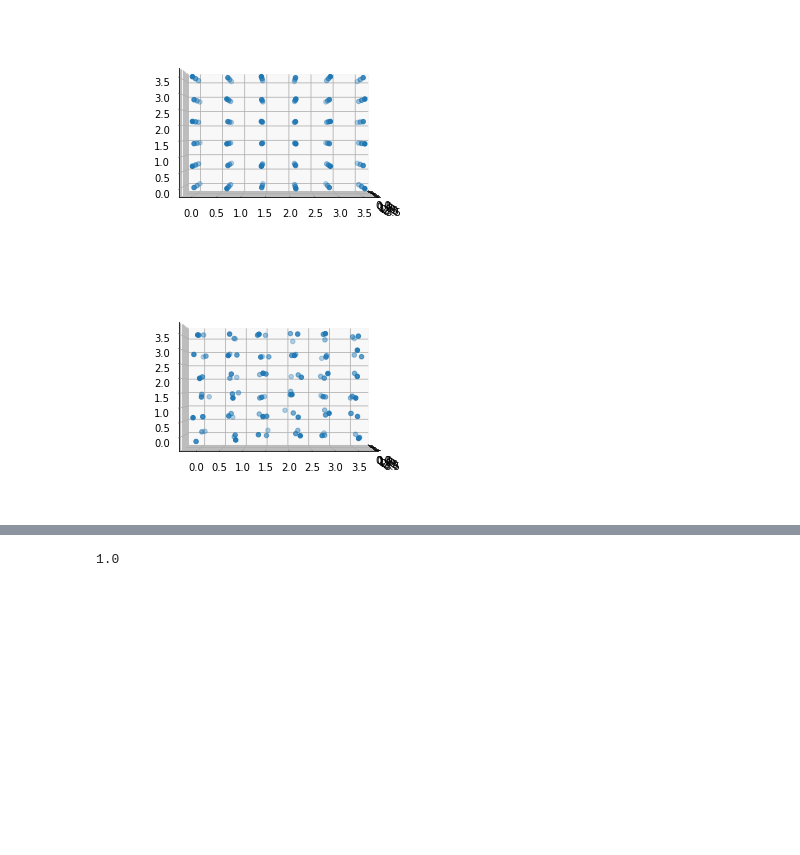
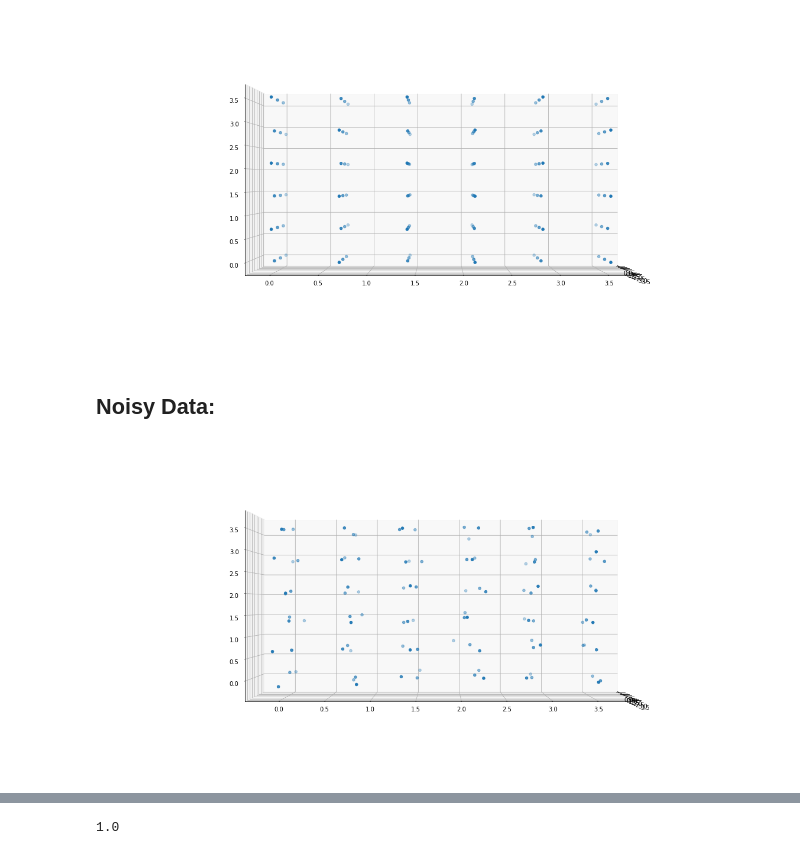
Before and after one commit to gavguile/MixedCrystalSignature, a Jupyter notebook: analyzecrystal_example.ipynb, the cells around one changed output, grey strips where cells are left out. Drawn from its saved outputs; the diff is of its cells as text; code cells hidden in the pictures; blank space fills up the shorter version.

```diff
--- a/analyzecrystal_example.ipynb
+++ b/analyzecrystal_example.ipynb
@@ -7,17 +11,19 @@ from mpl_toolkits.mplot3d import Axes3D
 import matplotlib.pyplot as plt
 # %%
 fcc_data=fill_volume_fcc(4,4,4)
-fig = plt.figure()
+fig = plt.figure(figsize=(20, 10))
 ax = fig.add_subplot(111, projection='3d')
 ax.scatter(fcc_data[:,0],fcc_data[:,1],fcc_data[:,2])
 ax.view_init(0,0)
 # %% [output]
-[figure, old version]
+[figure, new version]
+# %% [markdown]
+## Noisy Data:
 # %%
 fcc_data_noise=add_gaussian_noise(fcc_data,0.07,0)
-fig = plt.figure()
+fig = plt.figure(figsize=(20, 10))
 ax = fig.add_subplot(111, projection='3d')
 ax.scatter(fcc_data_noise[:,0],fcc_data_noise[:,1],fcc_data_noise[:,2])
 ax.view_init(0,0)
 # %% [output]
-[figure, old version]
+[figure, new version]
```
Also changed, not shown: parts of 11 cells of this notebook.
